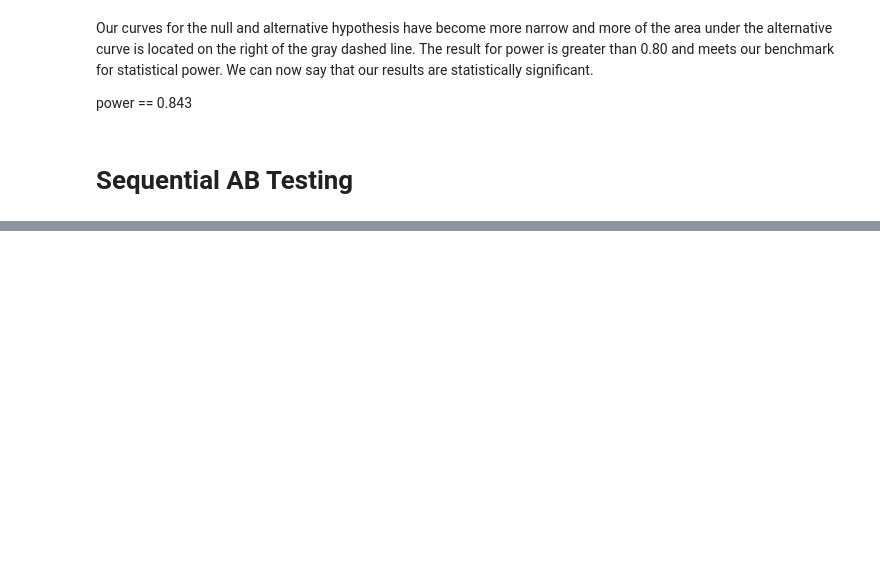
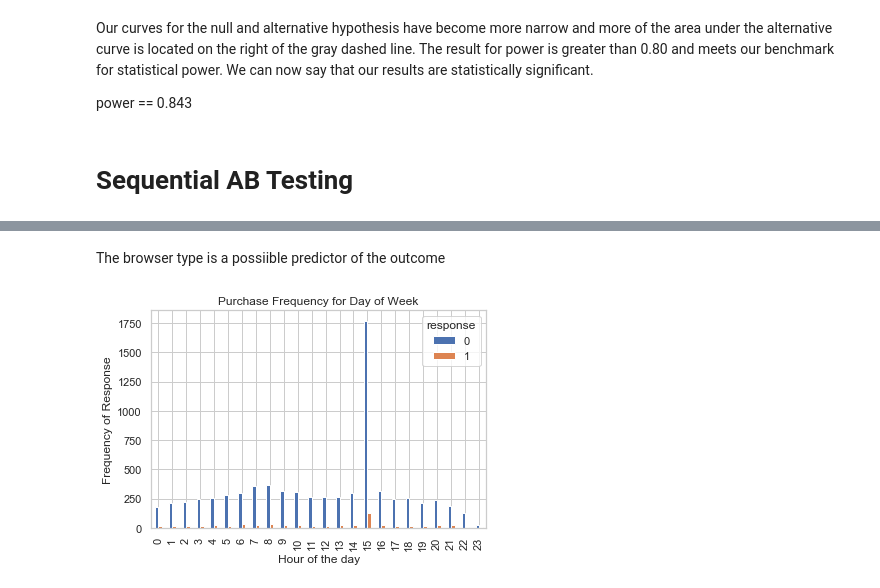
Before and after one commit to WanjohiWanjohi/A-Btesting_SmartAd, a Jupyter notebook: A_B_Testing.ipynb, the cells around one changed output, grey strips where cells are left out. Drawn from its saved outputs; the diff is of its cells as text; code cells hidden in the pictures; blank space fills up the shorter version.

```diff
--- a/A_B_Testing.ipynb
+++ b/A_B_Testing.ipynb
@@ -216,0 +453,10 @@ Unlike classical tests with a fixed sample-size, where significance is only chec
+# %% [markdown]
+The browser type is a possiible predictor of the outcome
+# %%
+pd.crosstab(users.hour,users.response).plot(kind='bar')
+plt.title('Purchase Frequency for Hour of the Day')
+plt.xlabel('Hour of the day')
+plt.ylabel('Frequency of Response')
+plt.savefig('resp_hour__bar')
+# %% [output]
+[figure, added]
```
Also changed, not shown: parts of 32 cells of this notebook, 8 other files.
